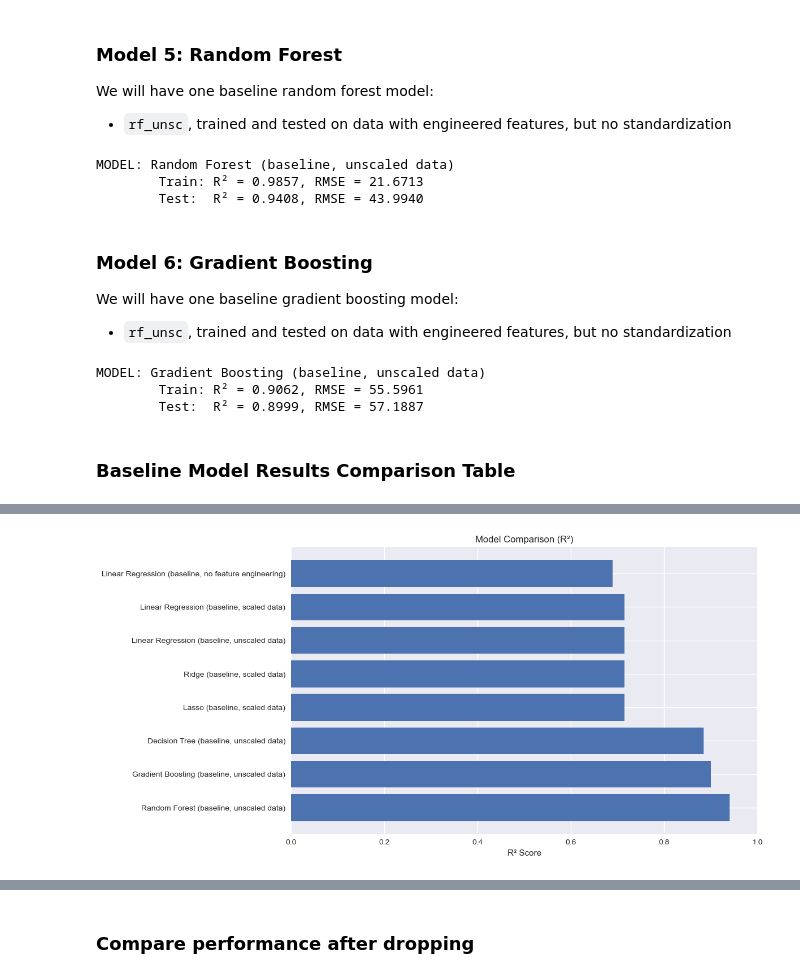
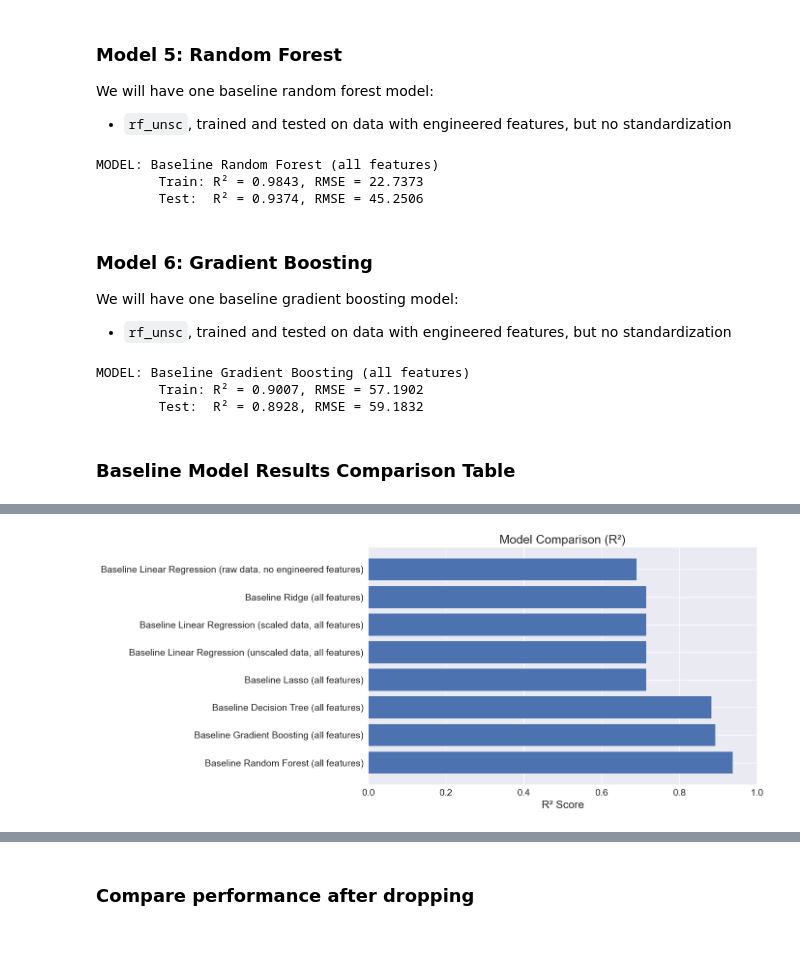
Before and after one commit to MTSU-DATA4950-Capstone-Spring2026/Team4-R2_BikeSharingDemand, a Jupyter notebook: notebooks/04_modeling.ipynb, the cells around one changed output, grey strips where cells are left out. Saved outputs shown, nothing was run; the diff lists cells and outputs as text; code cells hidden in the pictures; blank space fills up the shorter version.

```diff
--- a/notebooks/04_modeling.ipynb
+++ b/notebooks/04_modeling.ipynb
@@ -311,15 +311,15 @@ We will have one baseline random forest model:
 # Random Forest (unscaled)
 rf_unsc = RandomForestRegressor(n_estimators=100, max_depth=15, random_state=4950, n_jobs=-1)
 rf_unsc.fit(X_train_fe_unscaled, y_train_fe_unscaled)
-model_metrics(rf_unsc, 'Random Forest (baseline, unscaled data)',
+model_metrics(rf_unsc, 'Baseline Random Forest (all features)',
             X_train_fe_unscaled, y_train_fe_unscaled,
             X_test_fe_unscaled, y_test_fe_unscaled,
             results
             )
 # %% [output]
-MODEL: Random Forest (baseline, unscaled data)
-        Train: R² = 0.9857, RMSE = 21.6713
-        Test:  R² = 0.9408, RMSE = 43.9940
+MODEL: Baseline Random Forest (all features)
+        Train: R² = 0.9843, RMSE = 22.7373
+        Test:  R² = 0.9374, RMSE = 45.2506
 # %% [markdown]
 ### Model 6: Gradient Boosting
 
@@ -330,15 +330,15 @@ We will have one baseline gradient boosting model:
 gb_unsc = GradientBoostingRegressor(n_estimators=100, max_depth=4,
                                     learning_rate=0.1, random_state=4950)
 gb_unsc.fit(X_train_fe_unscaled, y_train_fe_unscaled)
-model_metrics(gb_unsc, 'Gradient Boosting (baseline, unscaled data)',
+model_metrics(gb_unsc, 'Baseline Gradient Boosting (all features)',
             X_train_fe_unscaled, y_train_fe_unscaled,
             X_test_fe_unscaled, y_test_fe_unscaled,
             results
             )
 # %% [output]
-MODEL: Gradient Boosting (baseline, unscaled data)
-        Train: R² = 0.9062, RMSE = 55.5961
-        Test:  R² = 0.8999, RMSE = 57.1887
+MODEL: Baseline Gradient Boosting (all features)
+        Train: R² = 0.9007, RMSE = 57.1902
+        Test:  R² = 0.8928, RMSE = 59.1832
 # %% [markdown]
 ### Baseline Model Results Comparison Table
 # %%
@@ -348,12 +348,14 @@ result_df = result_df.sort_values('Test R²', ascending=False)
 display(result_df)
 
 # barplot of r-squared for all models
-f, ax = plt.subplots(figsize=(12, 6))
+f, ax = plt.subplots(figsize=(14, 6))
 bars = ax.barh(result_df['Model'], result_df['Test R²'])
-ax.set_xlabel('R² Score')
-ax.set_title('Model Comparison (R²)')
+ax.set_xlabel('R² Score', fontsize=16)
+ax.set_title('Model Comparison (R²)', fontsize=18)
 ax.set_xlim(0, 1)
+ax.tick_params(axis='both', labelsize=14)
 plt.tight_layout()
+plt.savefig("../figures/baseline_model_comparison.png", dpi=300, bbox_inches="tight")
 plt.show()
 # %% [output]
 |  | Model | Train RMSE | Test RMSE | RMSE Δ (Test-Train) | Train R² | Test R² | R² Δ (Test-Train) |
@@ -368,4 +370,4 @@ plt.show()
-[figure, old version]
+[figure, new version]
 # %% [markdown]
 ### Observations
 
```
Also changed, not shown: parts of 41 cells of this notebook, 17 other files.
